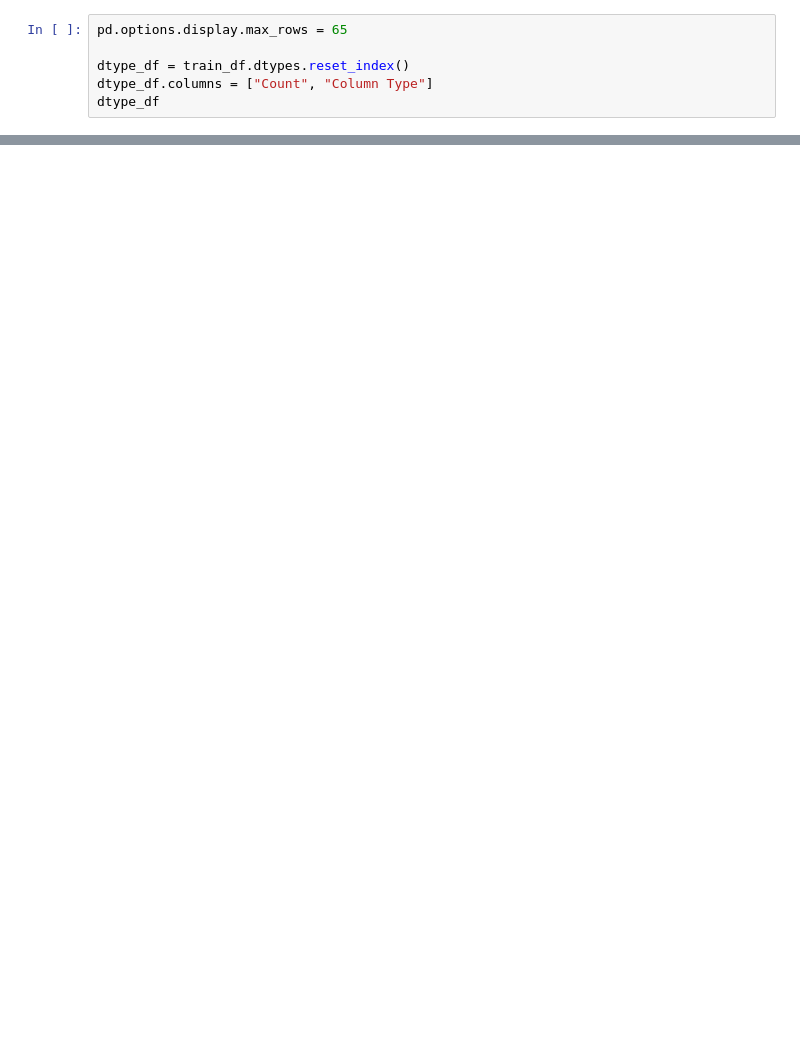
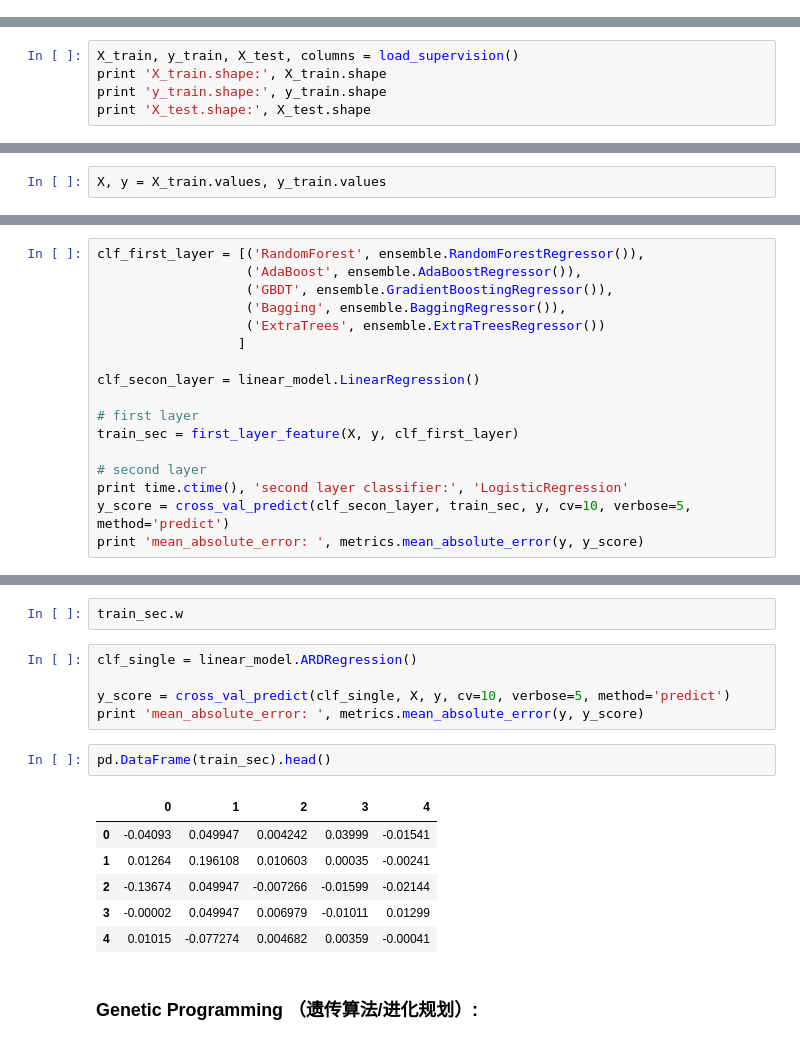
Before and after one commit to ShixiangWan/iPython-Laboratory, a Jupyter notebook: Kaggle-ZillowPrize/explorer.ipynb, the cells around one changed output, grey strips where cells are left out. Drawn from its saved outputs; the diff is of its cells as text; blank space fills up the shorter version.

```diff
--- a/Kaggle-ZillowPrize/explorer.ipynb
+++ b/Kaggle-ZillowPrize/explorer.ipynb
@@ -216,6 +0,0 @@ Now let us check the dtypes of different types of variable.
-# %%
-pd.options.display.max_rows = 65
-
-dtype_df = train_df.dtypes.reset_index()
-dtype_df.columns = ["Count", "Column Type"]
-dtype_df
@@ -554,0 +425,5 @@ Please upvote if you find it useful :)
+# %%
+X_train, y_train, X_test, columns = load_supervision()
+print 'X_train.shape:', X_train.shape
+print 'y_train.shape:', y_train.shape
+print 'X_test.shape:', X_test.shape
@@ -554,0 +434,2 @@ Please upvote if you find it useful :)
+# %%
+X, y = X_train.values, y_train.values
@@ -554,0 +449,17 @@ Please upvote if you find it useful :)
+# %%
+clf_first_layer = [('RandomForest', ensemble.RandomForestRegressor()),
+                   ('AdaBoost', ensemble.AdaBoostRegressor()),
+                   ('GBDT', ensemble.GradientBoostingRegressor()),
+                   ('Bagging', ensemble.BaggingRegressor()),
+                   ('ExtraTrees', ensemble.ExtraTreesRegressor())
+                  ]
+
+clf_secon_layer = linear_model.LinearRegression()
+
+# first layer
+train_sec = first_layer_feature(X, y, clf_first_layer)
+
+# second layer
+print time.ctime(), 'second layer classifier:', 'LogisticRegression'
+y_score = cross_val_predict(clf_secon_layer, train_sec, y, cv=10, verbose=5, method='predict')
+print 'mean_absolute_error: ', metrics.mean_absolute_error(y, y_score)
@@ -554,0 +509,18 @@ Please upvote if you find it useful :)
+# %%
+train_sec.w
+# %%
+clf_single = linear_model.ARDRegression()
+
+y_score = cross_val_predict(clf_single, X, y, cv=10, verbose=5, method='predict')
+print 'mean_absolute_error: ', metrics.mean_absolute_error(y, y_score)
+# %%
+pd.DataFrame(train_sec).head()
+# %% [output]
+|  | 0 | 1 | 2 | 3 | 4 |
+| 0 | -0.04093 | 0.049947 | 0.004242 | 0.03999 | -0.01541 |
+| 1 | 0.01264 | 0.196108 | 0.010603 | 0.00035 | -0.00241 |
+| 2 | -0.13674 | 0.049947 | -0.007266 | -0.01599 | -0.02144 |
+| 3 | -0.00002 | 0.049947 | 0.006979 | -0.01011 | 0.01299 |
+| 4 | 0.01015 | -0.077274 | 0.004682 | 0.00359 | -0.00041 |
+# %% [markdown]
+### Genetic Programming （遗传算法/进化规划）:
```
Also changed, not shown: parts of 115 cells of this notebook.
